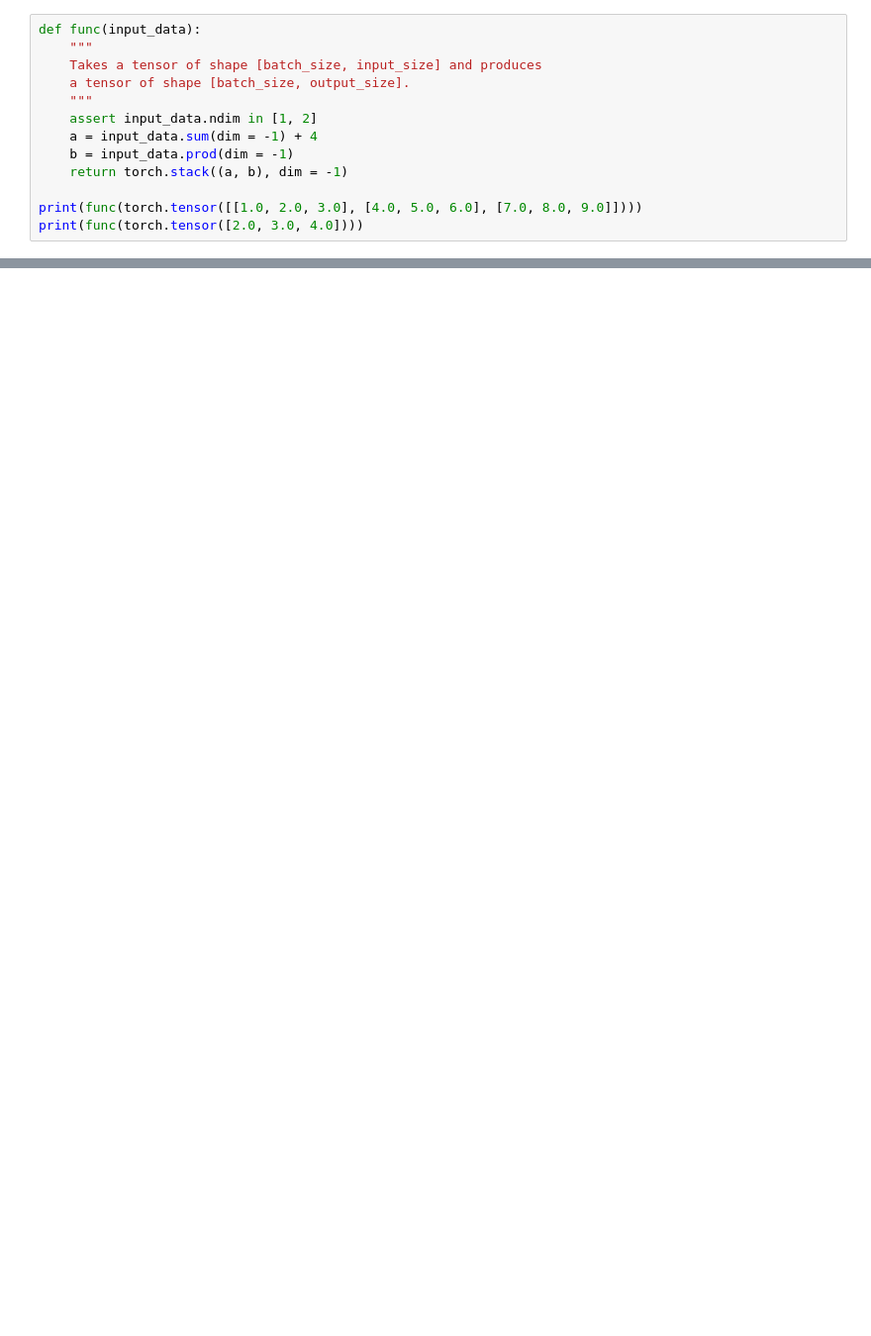
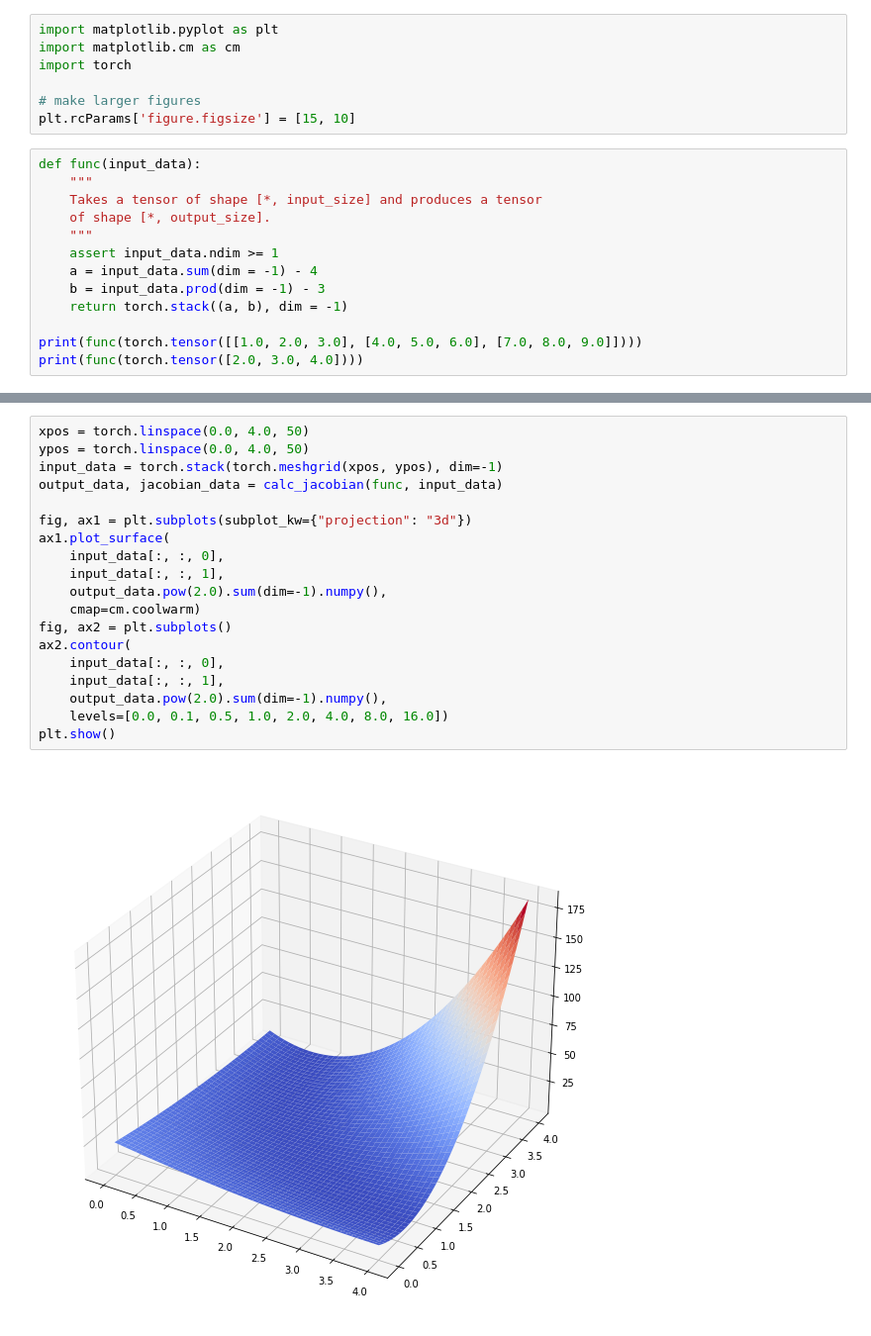
Before and after one commit to symbench/constraint-prog, a Jupyter notebook: notebooks/newton_raphson.ipynb, the cells around one changed output, grey strips where cells are left out. Shown at 99% size. Drawn from its saved outputs; the diff is of its cells as text; blank space fills up the shorter version.

```diff
--- a/notebooks/newton_raphson.ipynb
+++ b/notebooks/newton_raphson.ipynb
@@ -4,12 +1,19 @@ from torch.autograd.functional import jacobian
+# %%
+import matplotlib.pyplot as plt
+import matplotlib.cm as cm
+import torch
+
+# make larger figures
+plt.rcParams['figure.figsize'] = [15, 10]
 # %%
 def func(input_data):
     """
-    Takes a tensor of shape [batch_size, input_size] and produces
-    a tensor of shape [batch_size, output_size].
+    Takes a tensor of shape [*, input_size] and produces a tensor
+    of shape [*, output_size].
     """
-    assert input_data.ndim in [1, 2]
-    a = input_data.sum(dim = -1) + 4
-    b = input_data.prod(dim = -1)
+    assert input_data.ndim >= 1
+    a = input_data.sum(dim = -1) - 4
+    b = input_data.prod(dim = -1) - 3
     return torch.stack((a, b), dim = -1)
 
 print(func(torch.tensor([[1.0, 2.0, 3.0], [4.0, 5.0, 6.0], [7.0, 8.0, 9.0]])))
@@ -95,0 +102,21 @@ torch.Size([2]) torch.Size([4, 2])
+# %%
+xpos = torch.linspace(0.0, 4.0, 50)
+ypos = torch.linspace(0.0, 4.0, 50)
+input_data = torch.stack(torch.meshgrid(xpos, ypos), dim=-1)
+output_data, jacobian_data = calc_jacobian(func, input_data)
+
+fig, ax1 = plt.subplots(subplot_kw={"projection": "3d"})
+ax1.plot_surface(
+    input_data[:, :, 0],
+    input_data[:, :, 1],
+    output_data.pow(2.0).sum(dim=-1).numpy(),
+    cmap=cm.coolwarm)
+fig, ax2 = plt.subplots()
+ax2.contour(
+    input_data[:, :, 0],
+    input_data[:, :, 1],
+    output_data.pow(2.0).sum(dim=-1).numpy(),
+    levels=[0.0, 0.1, 0.5, 1.0, 2.0, 4.0, 8.0, 16.0])
+plt.show()
+# %% [output]
+[figure, added]
```
Also changed, not shown: parts of 13 cells of this notebook, 1 other file.
